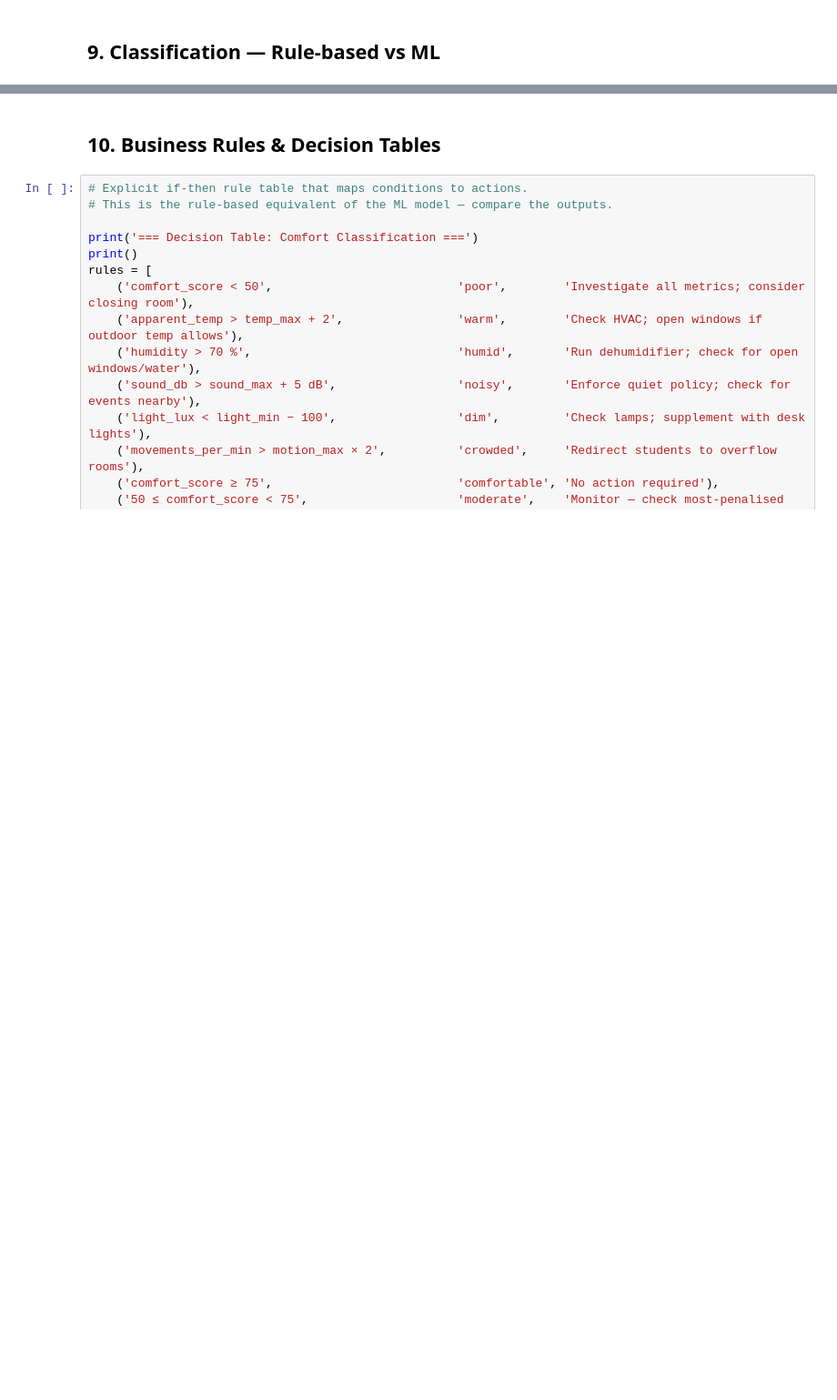
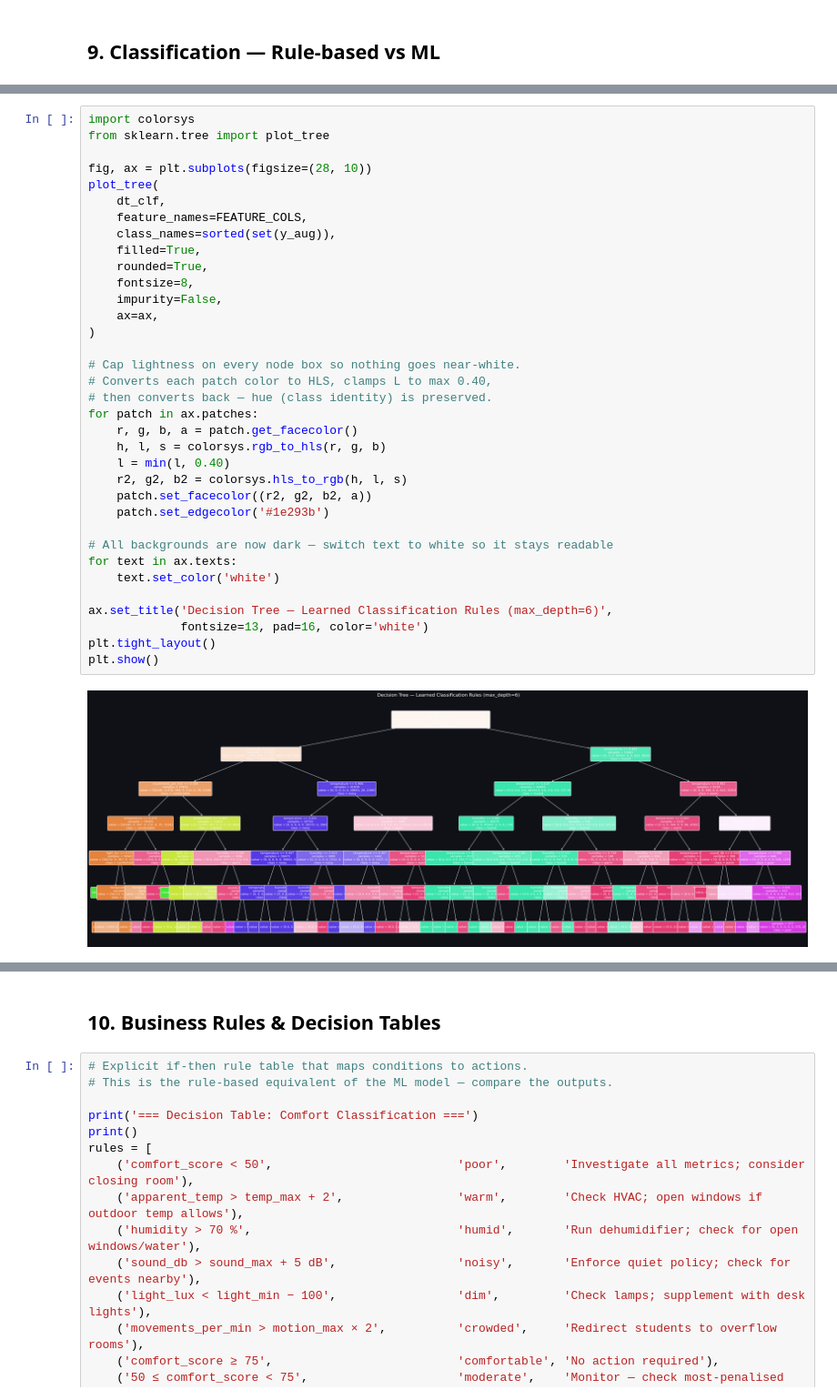
Before and after one commit to Bikaze/studyspace-iot, a Jupyter notebook: analysis/studyspace_analysis.ipynb, the cells around one changed output, grey strips where cells are left out. Shown at 91% size. Cells and saved outputs as stored; diff of their text form; blank space fills up the shorter version.

```diff
--- a/analysis/studyspace_analysis.ipynb
+++ b/analysis/studyspace_analysis.ipynb
@@ -453,3 +455,40 @@ Decision Tree accuracy: 0.9846 (98.45%)
+# %%
+import colorsys
+from sklearn.tree import plot_tree
+
+fig, ax = plt.subplots(figsize=(28, 10))
+plot_tree(
+    dt_clf,
+    feature_names=FEATURE_COLS,
+    class_names=sorted(set(y_aug)),
+    filled=True,
+    rounded=True,
+    fontsize=8,
+    impurity=False,
+    ax=ax,
+)
+
+# Cap lightness on every node box so nothing goes near-white.
+# Converts each patch color to HLS, clamps L to max 0.40,
+# then converts back — hue (class identity) is preserved.
+for patch in ax.patches:
+    r, g, b, a = patch.get_facecolor()
+    h, l, s = colorsys.rgb_to_hls(r, g, b)
+    l = min(l, 0.40)
+    r2, g2, b2 = colorsys.hls_to_rgb(h, l, s)
+    patch.set_facecolor((r2, g2, b2, a))
+    patch.set_edgecolor('#1e293b')
+
+# All backgrounds are now dark — switch text to white so it stays readable
+for text in ax.texts:
+    text.set_color('white')
+
+ax.set_title('Decision Tree — Learned Classification Rules (max_depth=6)',
+             fontsize=13, pad=16, color='white')
+plt.tight_layout()
+plt.show()
+# %% [output]
+[figure, added]
 # %%
 # ── Model comparison ──────────────────────────────────────────────────────────
 comparison = pd.DataFrame({
```
Also changed, not shown: parts of 21 cells of this notebook, 10 other files.
